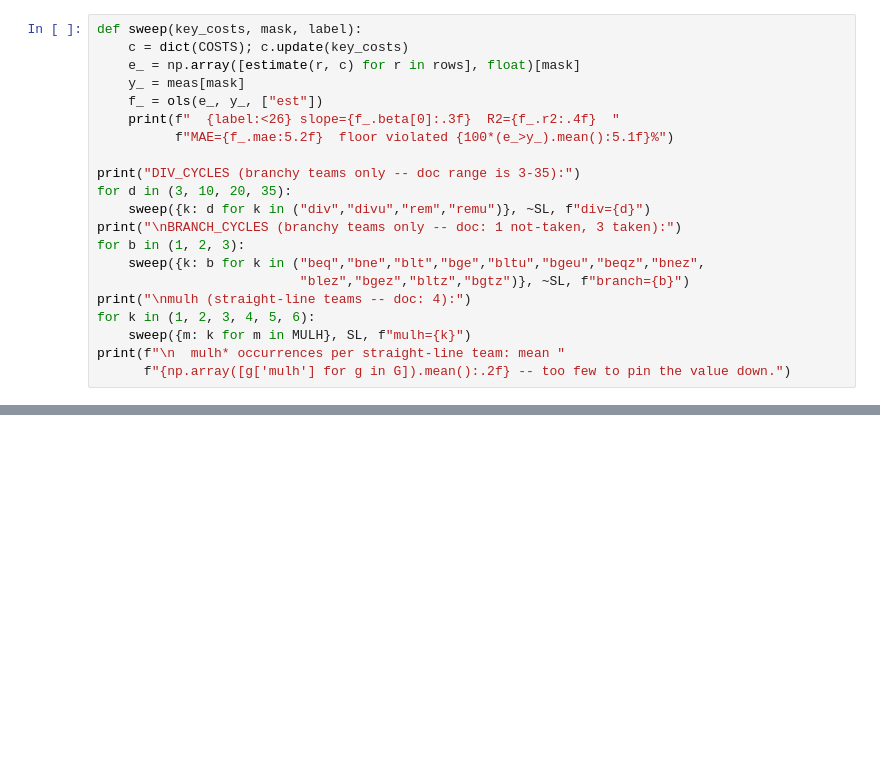
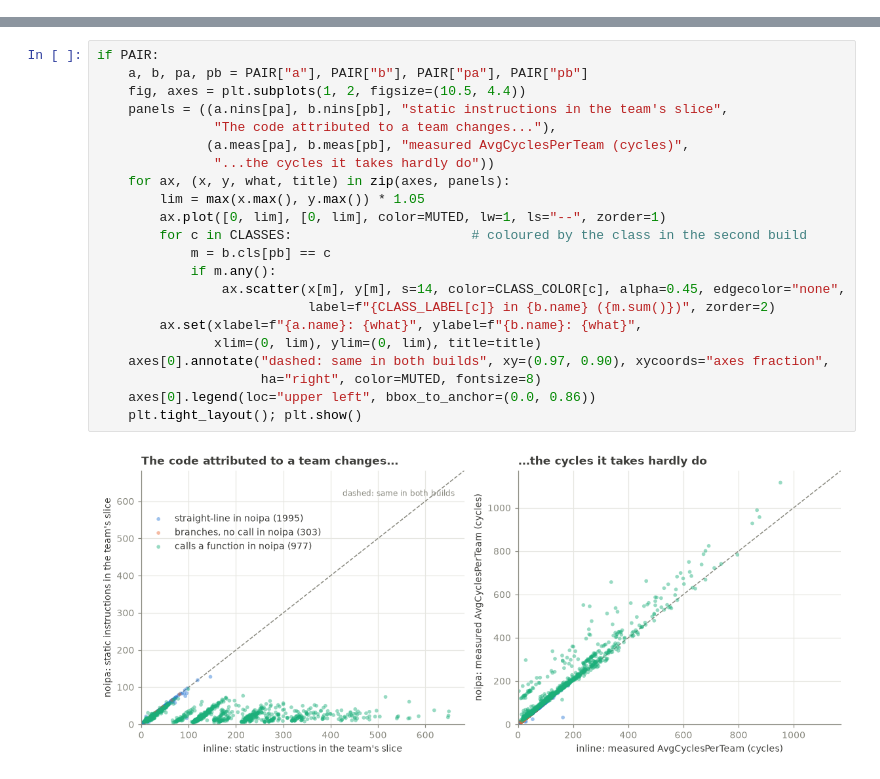
Before and after one commit to allpaul0/uarch_modeling_tpg, a Jupyter notebook: mechanistic_model.ipynb, the cells around one changed output, grey strips where cells are left out. Saved outputs shown, nothing was run; the diff lists cells and outputs as text; blank space fills up the shorter version.

```diff
--- a/mechanistic_model.ipynb
+++ b/mechanistic_model.ipynb
@@ -738,21 +0,0 @@ identified, since it appears under one time per team.
-# %%
-def sweep(key_costs, mask, label):
-    c = dict(COSTS); c.update(key_costs)
-    e_ = np.array([estimate(r, c) for r in rows], float)[mask]
-    y_ = meas[mask]
-    f_ = ols(e_, y_, ["est"])
-    print(f"  {label:<26} slope={f_.beta[0]:.3f}  R2={f_.r2:.4f}  "
-          f"MAE={f_.mae:5.2f}  floor violated {100*(e_>y_).mean():5.1f}%")
-
-print("DIV_CYCLES (branchy teams only -- doc range is 3-35):")
-for d in (3, 10, 20, 35):
-    sweep({k: d for k in ("div","divu","rem","remu")}, ~SL, f"div={d}")
-print("\nBRANCH_CYCLES (branchy teams only -- doc: 1 not-taken, 3 taken):")
-for b in (1, 2, 3):
-    sweep({k: b for k in ("beq","bne","blt","bge","bltu","bgeu","beqz","bnez",
-                          "blez","bgez","bltz","bgtz")}, ~SL, f"branch={b}")
-print("\nmulh (straight-line teams -- doc: 4):")
-for k in (1, 2, 3, 4, 5, 6):
-    sweep({m: k for m in MULH}, SL, f"mulh={k}")
-print(f"\n  mulh* occurrences per straight-line team: mean "
-      f"{np.array([g['mulh'] for g in G]).mean():.2f} -- too few to pin the value down.")
@@ -807,0 +377,24 @@ mulh (straight-line teams -- doc: 4):
+# %%
+if PAIR:
+    a, b, pa, pb = PAIR["a"], PAIR["b"], PAIR["pa"], PAIR["pb"]
+    fig, axes = plt.subplots(1, 2, figsize=(10.5, 4.4))
+    panels = ((a.nins[pa], b.nins[pb], "static instructions in the team's slice",
+               "The code attributed to a team changes..."),
+              (a.meas[pa], b.meas[pb], "measured AvgCyclesPerTeam (cycles)",
+               "...the cycles it takes hardly do"))
+    for ax, (x, y, what, title) in zip(axes, panels):
+        lim = max(x.max(), y.max()) * 1.05
+        ax.plot([0, lim], [0, lim], color=MUTED, lw=1, ls="--", zorder=1)
+        for c in CLASSES:                       # coloured by the class in the second build
+            m = b.cls[pb] == c
+            if m.any():
+                ax.scatter(x[m], y[m], s=14, color=CLASS_COLOR[c], alpha=0.45, edgecolor="none",
+                           label=f"{CLASS_LABEL[c]} in {b.name} ({m.sum()})", zorder=2)
+        ax.set(xlabel=f"{a.name}: {what}", ylabel=f"{b.name}: {what}",
+               xlim=(0, lim), ylim=(0, lim), title=title)
+    axes[0].annotate("dashed: same in both builds", xy=(0.97, 0.90), xycoords="axes fraction",
+                     ha="right", color=MUTED, fontsize=8)
+    axes[0].legend(loc="upper left", bbox_to_anchor=(0.0, 0.86))
+    plt.tight_layout(); plt.show()
+# %% [output]
+[figure, added]
```
Also changed, not shown: parts of 76 cells of this notebook.
